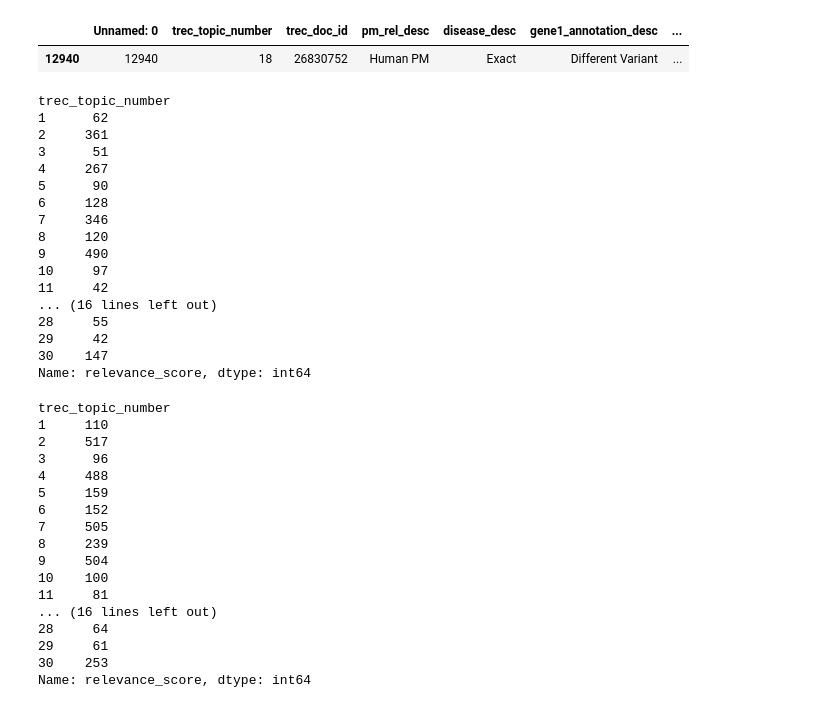
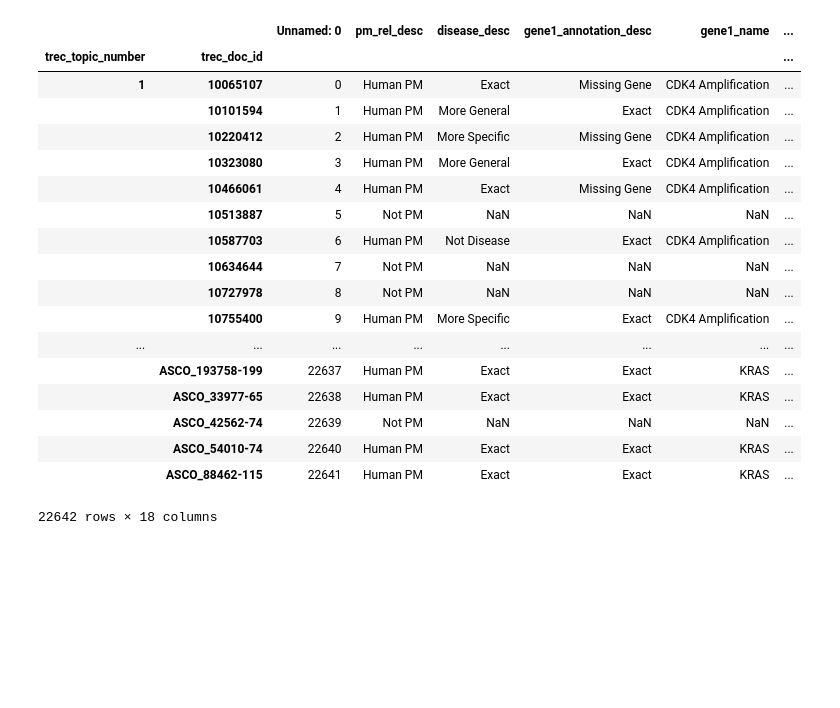
Before and after one commit to hyperlist/trec-pm, a Jupyter notebook: notebooks/sigir19/GSViewing.ipynb, the cells around one changed output. Saved outputs shown, nothing was run; the diff lists cells and outputs as text; code cells hidden in the pictures; blank space fills up the shorter version.

```diff
--- a/notebooks/sigir19/GSViewing.ipynb
+++ b/notebooks/sigir19/GSViewing.ipynb
@@ -9,47 +29,23 @@ data = alldata.drop(["title", "abstract", "major_mesh", "minor_mesh"], axis=1)
-# %%
-data.query("trec_topic_number == 18 and trec_doc_id == '26830752'")
-# %% [output]
-|  | Unnamed: 0 | trec_topic_number | trec_doc_id | pm_rel_desc | disease_desc | gene1_annotation_desc | ... |
-| 12940 | 12940 | 18 | 26830752 | Human PM | Exact | Different Variant | ... |
-# %%
-df = alldata.query("relevance_score > 0").reset_index().groupby('trec_topic_number')['relevance_score']
-df.count()
-# %% [output]
-trec_topic_number
-1      62
-2     361
-3      51
-4     267
-5      90
-6     128
-7     346
-8     120
-9     490
-10     97
-11     42
-... (16 lines left out)
-28     55
-29     42
-30    147
-Name: relevance_score, dtype: int64
-# %%
-indexed = alldata.set_index(["trec_topic_number", "trec_doc_id"])
-indexed.query("relevance_score > 0")["relevance_score"].sum(level="trec_topic_number")
-# %% [output]
-trec_topic_number
-1     110
-2     517
-3      96
-4     488
-5     159
-6     152
-7     505
-8     239
-9     504
-10    100
-11     81
-... (16 lines left out)
-28     64
-29     61
-30    253
-Name: relevance_score, dtype: int64
+# %%
+df = data.set_index(["trec_topic_number", "trec_doc_id"])
+df
+# %% [output]
+|  |  | Unnamed: 0 | pm_rel_desc | disease_desc | gene1_annotation_desc | gene1_name | ... |
+| trec_topic_number | trec_doc_id |  |  |  |  |  | ... |
+| 1 | 10065107 | 0 | Human PM | Exact | Missing Gene | CDK4 Amplification | ... |
+|  | 10101594 | 1 | Human PM | More General | Exact | CDK4 Amplification | ... |
+|  | 10220412 | 2 | Human PM | More Specific | Missing Gene | CDK4 Amplification | ... |
+|  | 10323080 | 3 | Human PM | More General | Exact | CDK4 Amplification | ... |
+|  | 10466061 | 4 | Human PM | Exact | Missing Gene | CDK4 Amplification | ... |
+|  | 10513887 | 5 | Not PM | NaN | NaN | NaN | ... |
+|  | 10587703 | 6 | Human PM | Not Disease | Exact | CDK4 Amplification | ... |
+|  | 10634644 | 7 | Not PM | NaN | NaN | NaN | ... |
+|  | 10727978 | 8 | Not PM | NaN | NaN | NaN | ... |
+|  | 10755400 | 9 | Human PM | More Specific | Exact | CDK4 Amplification | ... |
+| ... | ... | ... | ... | ... | ... | ... | ... |
+|  | ASCO_193758-199 | 22637 | Human PM | Exact | Exact | KRAS | ... |
+|  | ASCO_33977-65 | 22638 | Human PM | Exact | Exact | KRAS | ... |
+|  | ASCO_42562-74 | 22639 | Not PM | NaN | NaN | NaN | ... |
+|  | ASCO_54010-74 | 22640 | Human PM | Exact | Exact | KRAS | ... |
+|  | ASCO_88462-115 | 22641 | Human PM | Exact | Exact | KRAS | ... |
+22642 rows × 18 columns
```
Also changed, not shown: parts of 1 cell of this notebook, 3 other files.
